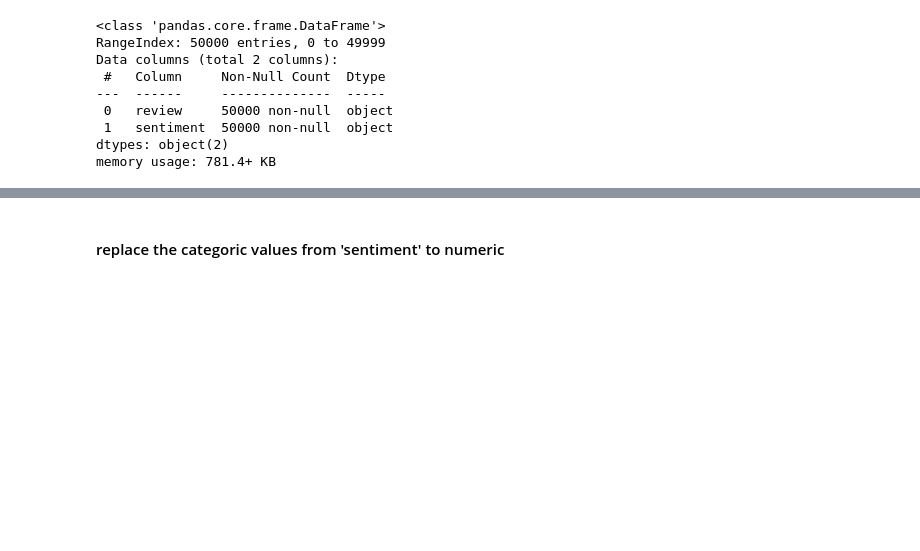
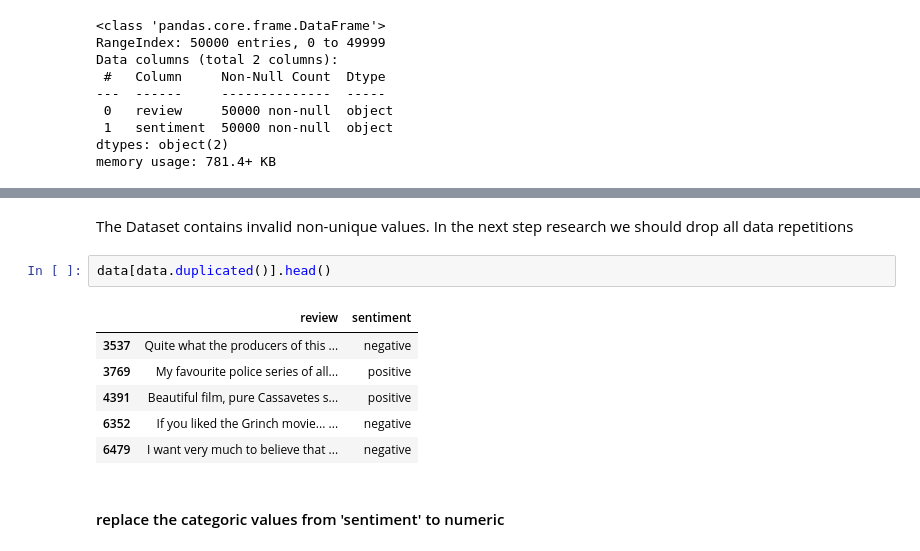
Before and after one commit to tatsianaDr/ml_training, a Jupyter notebook: baseLine2.ipynb, the cells around one changed output, grey strips where cells are left out. Cells and saved outputs as stored; diff of their text form; blank space fills up the shorter version.

```diff
--- a/baseLine2.ipynb
+++ b/baseLine2.ipynb
@@ -70,4 +77,15 @@ data.describe()
 | freq | 5 | 25000 |
+# %% [markdown]
+The Dataset contains invalid non-unique values. In the next step research we should drop all data repetitions
+# %%
+data[data.duplicated()].head()
+# %% [output]
+|  | review | sentiment |
+| 3537 | Quite what the producers of this ... | negative |
+| 3769 | My favourite police series of all... | positive |
+| 4391 | Beautiful film, pure Cassavetes s... | positive |
+| 6352 | If you liked the Grinch movie... ... | negative |
+| 6479 | I want very much to believe that ... | negative |
 # %% [markdown]
 #### replace the categoric values from 'sentiment' to numeric
 # %%
```
Also changed, not shown: parts of 38 cells of this notebook.
